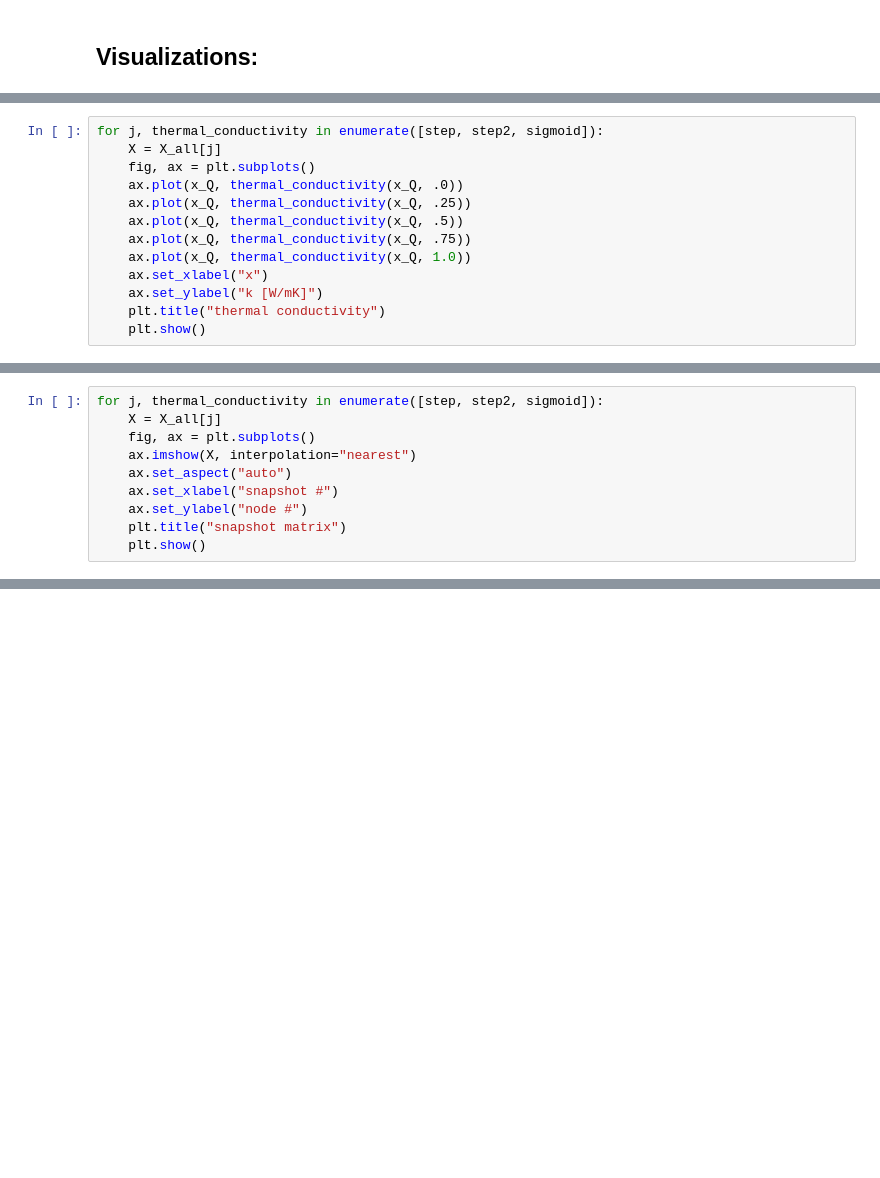
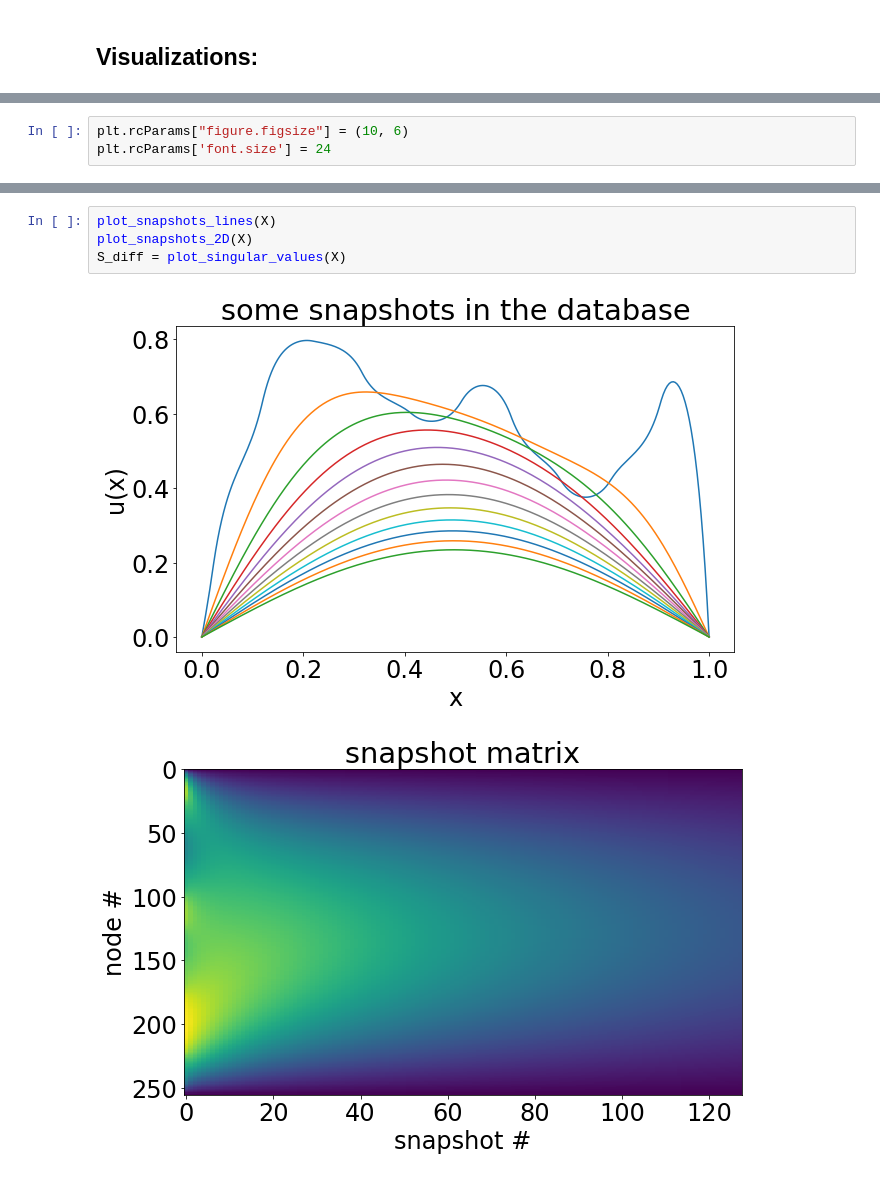
Before and after one commit to flabowski/FEniCS_rb_demo, a Jupyter notebook: poisson problem.ipynb, the cells around one changed output, grey strips where cells are left out. Saved outputs shown, nothing was run; the diff lists cells and outputs as text; blank space fills up the shorter version.

```diff
--- a/poisson problem.ipynb
+++ b/poisson problem.ipynb
@@ -121,13 +117,0 @@ plot thermal conductivity profile
-# %%
-for j, thermal_conductivity in enumerate([step, step2, sigmoid]):
-    X = X_all[j]
-    fig, ax = plt.subplots()
-    ax.plot(x_Q, thermal_conductivity(x_Q, .0))
-    ax.plot(x_Q, thermal_conductivity(x_Q, .25))
-    ax.plot(x_Q, thermal_conductivity(x_Q, .5))
-    ax.plot(x_Q, thermal_conductivity(x_Q, .75))
-    ax.plot(x_Q, thermal_conductivity(x_Q, 1.0))
-    ax.set_xlabel("x")
-    ax.set_ylabel("k [W/mK]")
-    plt.title("thermal conductivity")
-    plt.show()
@@ -140 +118,4 @@ plot 10 snapshots
+# %%
+plt.rcParams["figure.figsize"] = (10, 6)
+plt.rcParams['font.size'] = 24
 # %%
@@ -157,10 +158,0 @@ plot all snapshots
-# %%
-for j, thermal_conductivity in enumerate([step, step2, sigmoid]):
-    X = X_all[j]
-    fig, ax = plt.subplots()
-    ax.imshow(X, interpolation="nearest")
-    ax.set_aspect("auto")
-    ax.set_xlabel("snapshot #")
-    ax.set_ylabel("node #")
-    plt.title("snapshot matrix")
-    plt.show()
@@ -299,0 +159,7 @@ for j, thermal_conductivity in enumerate([step, step2, sigmoid]):
+# %%
+plot_snapshots_lines(X)
+plot_snapshots_2D(X)
+S_diff = plot_singular_values(X)
+# %% [output]
+[figure, added]
+[figure, added]
```
Also changed, not shown: parts of 38 cells of this notebook.
